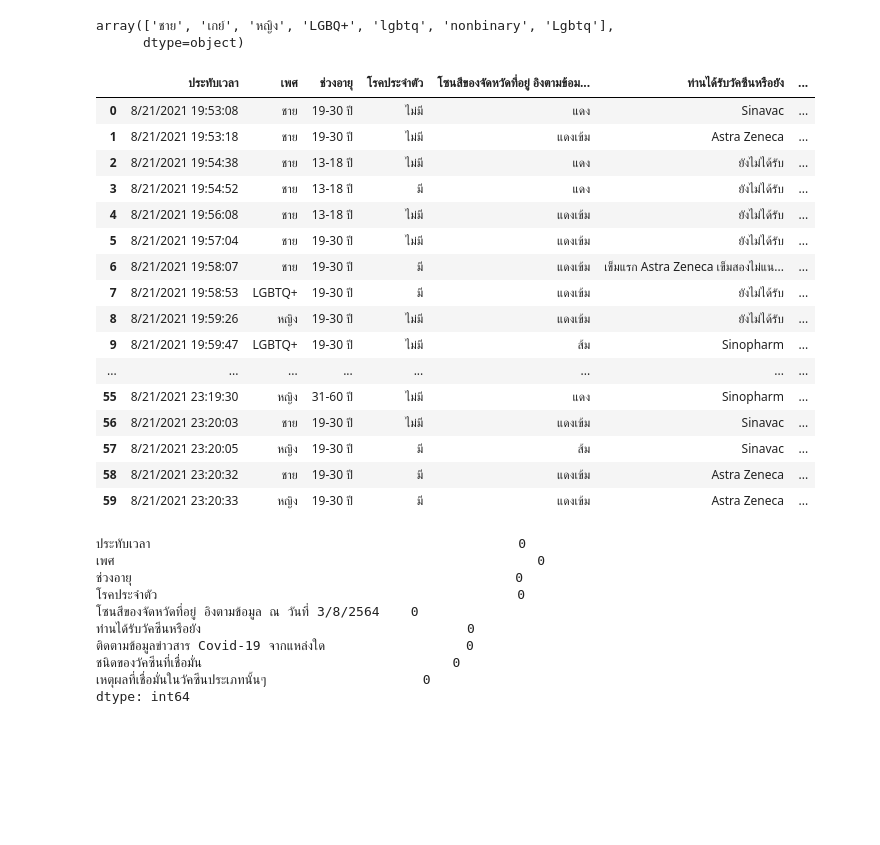
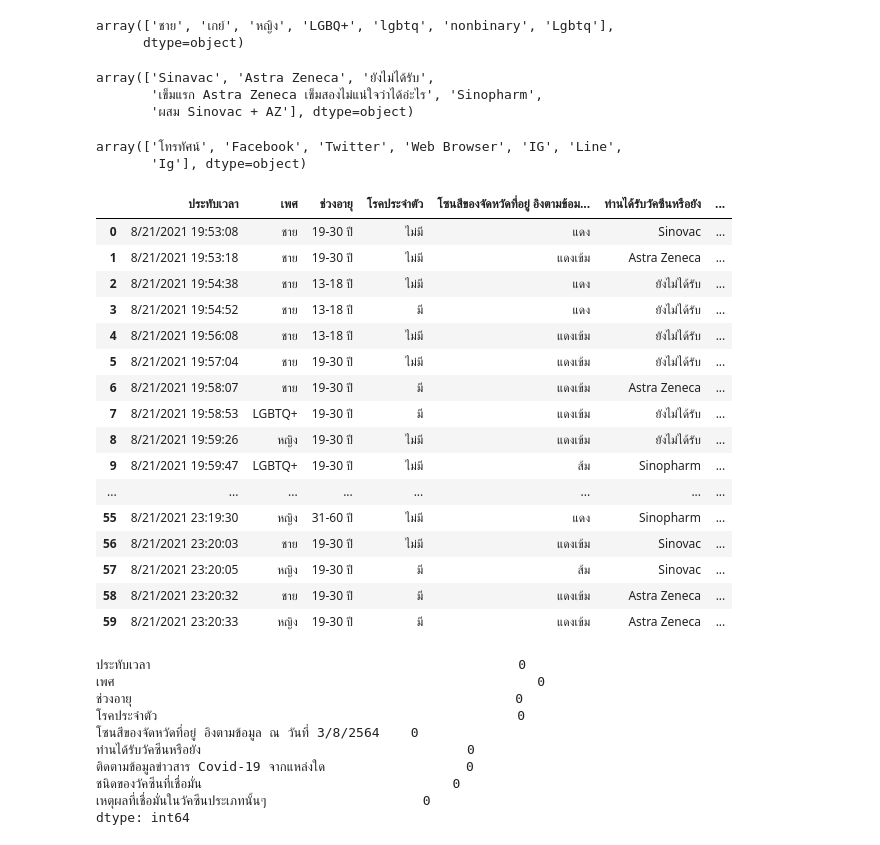
Before and after one commit to 6ixthxense/Toolboox, a Jupyter notebook: toolboox.ipynb, the cells around one changed output. Saved outputs shown, nothing was run; the diff lists cells and outputs as text; code cells hidden in the pictures; blank space fills up the shorter version.

```diff
--- a/toolboox.ipynb
+++ b/toolboox.ipynb
@@ -153,27 +147,48 @@ result_df['เพศ'].replace({
         'nonbinary':'LGBTQ+',
         'Lgbtq':'LGBTQ+',
     }, inplace=True)
+# %%
+result_df['ท่านได้รับวัคซีนหรือยัง'].unique()
+# %% [output]
+array(['Sinavac', 'Astra Zeneca', 'ยังไม่ได้รับ',
+       'เข็มแรก Astra Zeneca เข็มสองไม่แน่ใจว่าได้อ่ะไร', 'Sinopharm',
+       'ผสม Sinovac + AZ'], dtype=object)
+# %%
+result_df['ท่านได้รับวัคซีนหรือยัง'].replace({
+        'เข็มแรก Astra Zeneca เข็มสองไม่แน่ใจว่าได้อ่ะไร':'Astra Zeneca',
+        'Sinavac':'Sinovac',
+        'ผสม Sinovac + AZ':'Sinovac',
+    }, inplace=True)
+# %%
+result_df['ติดตามข้อมูลข่าวสาร Covid-19 จากแหล่งใด'].unique()
+# %% [output]
+array(['โทรทัศน์', 'Facebook', 'Twitter', 'Web Browser', 'IG', 'Line',
+       'Ig'], dtype=object)
+# %%
+result_df['ติดตามข้อมูลข่าวสาร Covid-19 จากแหล่งใด'].replace({
+        'Ig':'IG',
+    }, inplace=True)
 # %%
 result_df['เหตุผลที่เชื่อมั่นในวัคซีนประเภทนั้นๆ'].fillna('ไม่มี',inplace=True)
 # %%
-#result_df= result_df.drop(41, axis=0)
-#result_df.reset_index(drop=True)
+result_df= result_df.drop(41, axis=0)
+result_df.reset_index(drop=True)
 # %% [output]
 |  | ประทับเวลา | เพศ | ช่วงอายุ | โรคประจำตัว | โซนสีของจัดหวัดที่อยู่ อิงตามข้อม... | ท่านได้รับวัคซีนหรือยัง | ... |
-| 0 | 8/21/2021 19:53:08 | ชาย | 19-30 ปี | ไม่มี | แดง | Sinavac | ... |
+| 0 | 8/21/2021 19:53:08 | ชาย | 19-30 ปี | ไม่มี | แดง | Sinovac | ... |
 | 1 | 8/21/2021 19:53:18 | ชาย | 19-30 ปี | ไม่มี | แดงเข้ม | Astra Zeneca | ... |
 | 2 | 8/21/2021 19:54:38 | ชาย | 13-18 ปี | ไม่มี | แดง | ยังไม่ได้รับ | ... |
 | 3 | 8/21/2021 19:54:52 | ชาย | 13-18 ปี | มี | แดง | ยังไม่ได้รับ | ... |
 | 4 | 8/21/2021 19:56:08 | ชาย | 13-18 ปี | ไม่มี | แดงเข้ม | ยังไม่ได้รับ | ... |
 | 5 | 8/21/2021 19:57:04 | ชาย | 19-30 ปี | ไม่มี | แดงเข้ม | ยังไม่ได้รับ | ... |
-| 6 | 8/21/2021 19:58:07 | ชาย | 19-30 ปี | มี | แดงเข้ม | เข็มแรก Astra Zeneca เข็มสองไม่แน... | ... |
+| 6 | 8/21/2021 19:58:07 | ชาย | 19-30 ปี | มี | แดงเข้ม | Astra Zeneca | ... |
 | 7 | 8/21/2021 19:58:53 | LGBTQ+ | 19-30 ปี | มี | แดงเข้ม | ยังไม่ได้รับ | ... |
 | 8 | 8/21/2021 19:59:26 | หญิง | 19-30 ปี | ไม่มี | แดงเข้ม | ยังไม่ได้รับ | ... |
 | 9 | 8/21/2021 19:59:47 | LGBTQ+ | 19-30 ปี | ไม่มี | ส้ม | Sinopharm | ... |
 | ... | ... | ... | ... | ... | ... | ... | ... |
 | 55 | 8/21/2021 23:19:30 | หญิง | 31-60 ปี | ไม่มี | แดง | Sinopharm | ... |
-| 56 | 8/21/2021 23:20:03 | ชาย | 19-30 ปี | ไม่มี | แดงเข้ม | Sinavac | ... |
-| 57 | 8/21/2021 23:20:05 | หญิง | 19-30 ปี | มี | ส้ม | Sinavac | ... |
+| 56 | 8/21/2021 23:20:03 | ชาย | 19-30 ปี | ไม่มี | แดงเข้ม | Sinovac | ... |
+| 57 | 8/21/2021 23:20:05 | หญิง | 19-30 ปี | มี | ส้ม | Sinovac | ... |
 | 58 | 8/21/2021 23:20:32 | ชาย | 19-30 ปี | มี | แดงเข้ม | Astra Zeneca | ... |
 | 59 | 8/21/2021 23:20:33 | หญิง | 19-30 ปี | มี | แดงเข้ม | Astra Zeneca | ... |
 # %%
```
Also changed, not shown: parts of 2 cells of this notebook.
